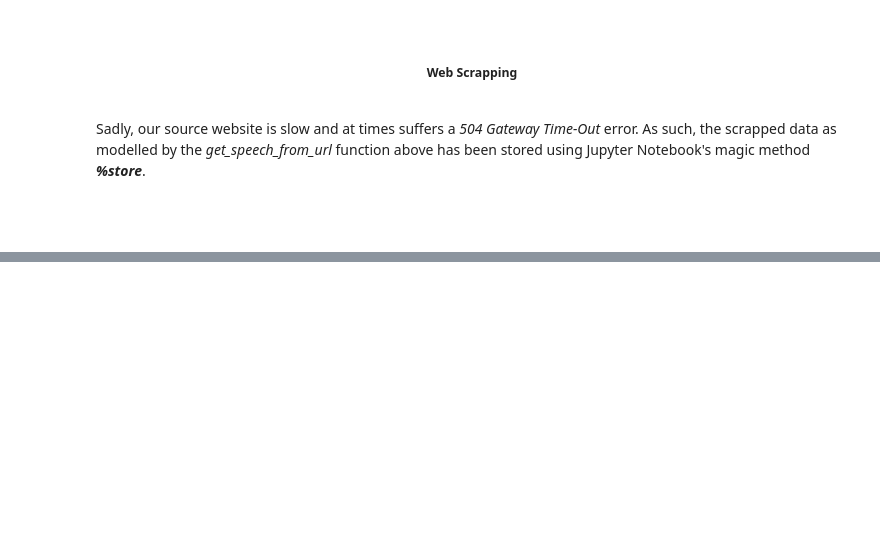
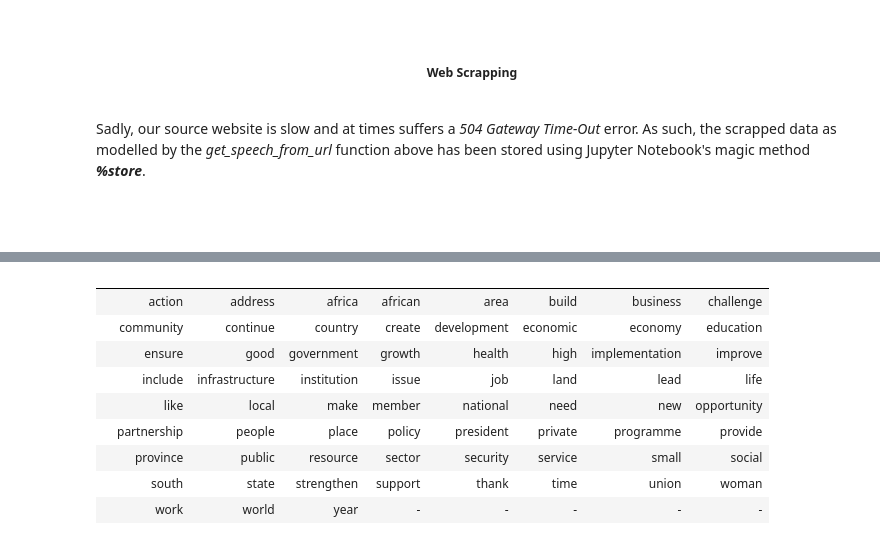
Before and after one commit to MondeAnna/state-of-the-nation-and-nlp, a Jupyter notebook: notebooks/state_of_the_nation_nlp.ipynb, the cells around one changed output, grey strips where cells are left out. Saved outputs shown, nothing was run; the diff lists cells and outputs as text; code cells hidden in the pictures; blank space fills up the shorter version.

```diff
--- a/notebooks/state_of_the_nation_nlp.ipynb
+++ b/notebooks/state_of_the_nation_nlp.ipynb
@@ -169,0 +375,4 @@ if "scrapped_speeches" not in globals():
+# %%
+word_count_prior_lemmatization = unique_word_counter(speeches.speech)
+speeches.speech = speeches.speech.apply(lemmatize).apply(lemmatize)
+word_count_post_lemmatization = unique_word_counter(speeches.speech)
@@ -169,0 +455,19 @@ if "scrapped_speeches" not in globals():
+# %%
+def get_redundant_words(dtm, word_finder, end_year_iloc=-1):
+    this_year = dtm.index[end_year_iloc]
+
+    if this_year == dtm.index[0]:
+        return word_finder(dtm=dtm, year=this_year)
+
+    return word_finder(dtm=dtm, year=this_year).intersection(
+        get_redundant_words(
+            dtm=dtm,
+            word_finder=word_finder,
+            end_year_iloc=end_year_iloc-1
+        )
+    )
+# %%
+def get_set_of_words_from_current_year(dtm, year):
+    used_words_mask = dtm.loc[year] > 0
+    used_words = dtm.loc[year][used_words_mask].index
+    return set(used_words)
@@ -169,0 +538,33 @@ if "scrapped_speeches" not in globals():
+# %%
+words_in_all_speeches = get_redundant_words(
+    dtm=doc_term_matrix,
+    word_finder=get_set_of_words_from_current_year,
+)
+words_in_all_speeches = sorted(words_in_all_speeches)
+
+ncols = len(words_in_all_speeches) / N_ROWS
+ncols = np.math.ceil(ncols)
+
+while (len(words_in_all_speeches) // N_ROWS) < ncols:
+    words_in_all_speeches.append("-")
+
+words_in_all_speeches = np.array(
+    words_in_all_speeches
+).reshape(N_ROWS, ncols)
+
+pd.DataFrame(
+    data=words_in_all_speeches,
+    index=[" "] * N_ROWS,
+    columns=[" "] * ncols,
+)
+# %% [output]
+|  |  |  |  |  |  |  |  |  |
+|  | action | address | africa | african | area | build | business | challenge |
+|  | community | continue | country | create | development | economic | economy | education |
+|  | ensure | good | government | growth | health | high | implementation | improve |
+|  | include | infrastructure | institution | issue | job | land | lead | life |
+|  | like | local | make | member | national | need | new | opportunity |
+|  | partnership | people | place | policy | president | private | programme | provide |
+|  | province | public | resource | sector | security | service | small | social |
+|  | south | state | strengthen | support | thank | time | union | woman |
+|  | work | world | year | - | - | - | - | - |
```
Also changed, not shown: parts of 40 cells of this notebook.
